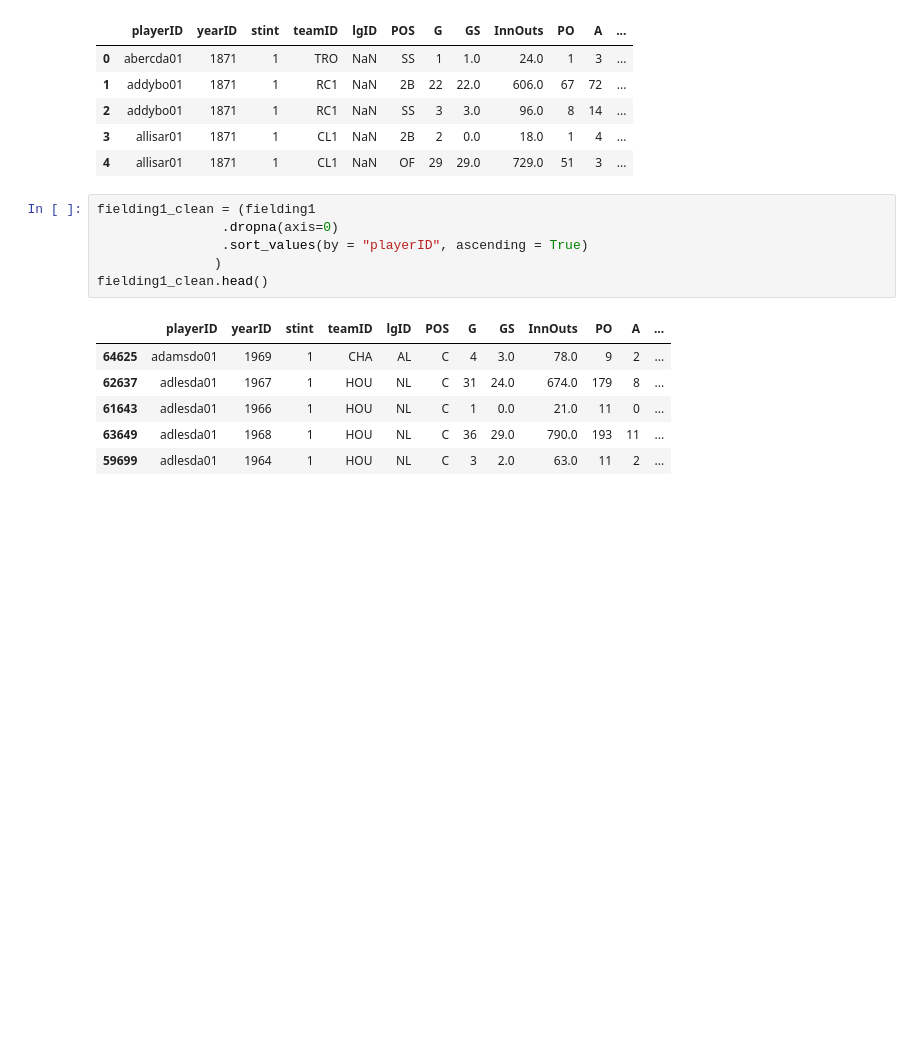
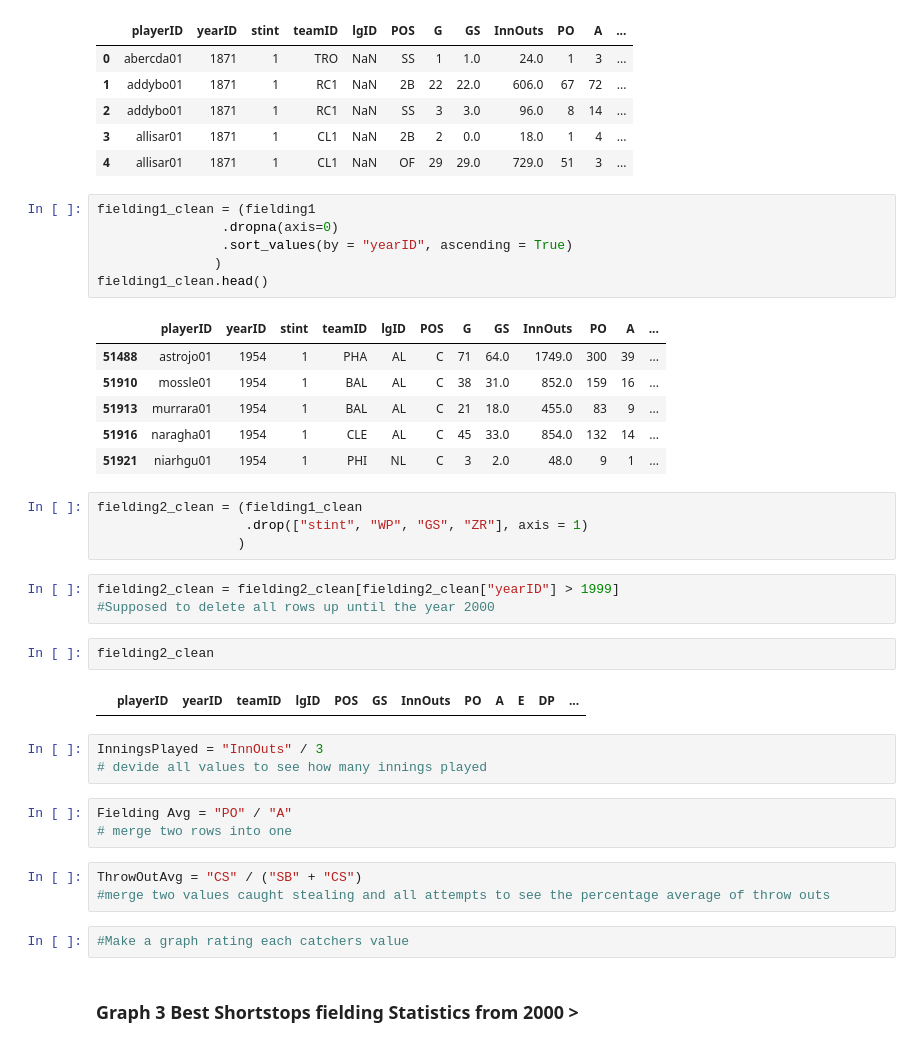
Before and after one commit to data301-2021-winter1/project-group37-project, a Jupyter notebook: notebooks/analysis2.ipynb, the cells around one changed output. Drawn from its saved outputs; the diff is of its cells as text; blank space fills up the shorter version.

```diff
--- a/notebooks/analysis2.ipynb
+++ b/notebooks/analysis2.ipynb
@@ -167,13 +149,37 @@ fielding1.head()
 # %%
 fielding1_clean = (fielding1
                 .dropna(axis=0)
-                .sort_values(by = "playerID", ascending = True)
+                .sort_values(by = "yearID", ascending = True)
                )
 fielding1_clean.head()
 # %% [output]
 |  | playerID | yearID | stint | teamID | lgID | POS | G | GS | InnOuts | PO | A | ... |
-| 64625 | adamsdo01 | 1969 | 1 | CHA | AL | C | 4 | 3.0 | 78.0 | 9 | 2 | ... |
-| 62637 | adlesda01 | 1967 | 1 | HOU | NL | C | 31 | 24.0 | 674.0 | 179 | 8 | ... |
-| 61643 | adlesda01 | 1966 | 1 | HOU | NL | C | 1 | 0.0 | 21.0 | 11 | 0 | ... |
-| 63649 | adlesda01 | 1968 | 1 | HOU | NL | C | 36 | 29.0 | 790.0 | 193 | 11 | ... |
-| 59699 | adlesda01 | 1964 | 1 | HOU | NL | C | 3 | 2.0 | 63.0 | 11 | 2 | ... |
+| 51488 | astrojo01 | 1954 | 1 | PHA | AL | C | 71 | 64.0 | 1749.0 | 300 | 39 | ... |
+| 51910 | mossle01 | 1954 | 1 | BAL | AL | C | 38 | 31.0 | 852.0 | 159 | 16 | ... |
+| 51913 | murrara01 | 1954 | 1 | BAL | AL | C | 21 | 18.0 | 455.0 | 83 | 9 | ... |
+| 51916 | naragha01 | 1954 | 1 | CLE | AL | C | 45 | 33.0 | 854.0 | 132 | 14 | ... |
+| 51921 | niarhgu01 | 1954 | 1 | PHI | NL | C | 3 | 2.0 | 48.0 | 9 | 1 | ... |
+# %%
+fielding2_clean = (fielding1_clean
+                   .drop(["stint", "WP", "GS", "ZR"], axis = 1)
+                  )
+# %%
+fielding2_clean = fielding2_clean[fielding2_clean["yearID"] > 1999]
+#Supposed to delete all rows up until the year 2000
+# %%
+fielding2_clean
+# %% [output]
+|  | playerID | yearID | teamID | lgID | POS | GS | InnOuts | PO | A | E | DP | ... |
+# %%
+InningsPlayed = "InnOuts" / 3
+# devide all values to see how many innings played
+# %%
+Fielding Avg = "PO" / "A"
+# merge two rows into one
+# %%
+ThrowOutAvg = "CS" / ("SB" + "CS")
+#merge two values caught stealing and all attempts to see the percentage average of throw outs
+# %%
+#Make a graph rating each catchers value
+# %% [markdown]
+### Graph 3 Best Shortstops fielding Statistics from 2000 >
```
Also changed, not shown: parts of 6 cells of this notebook.
